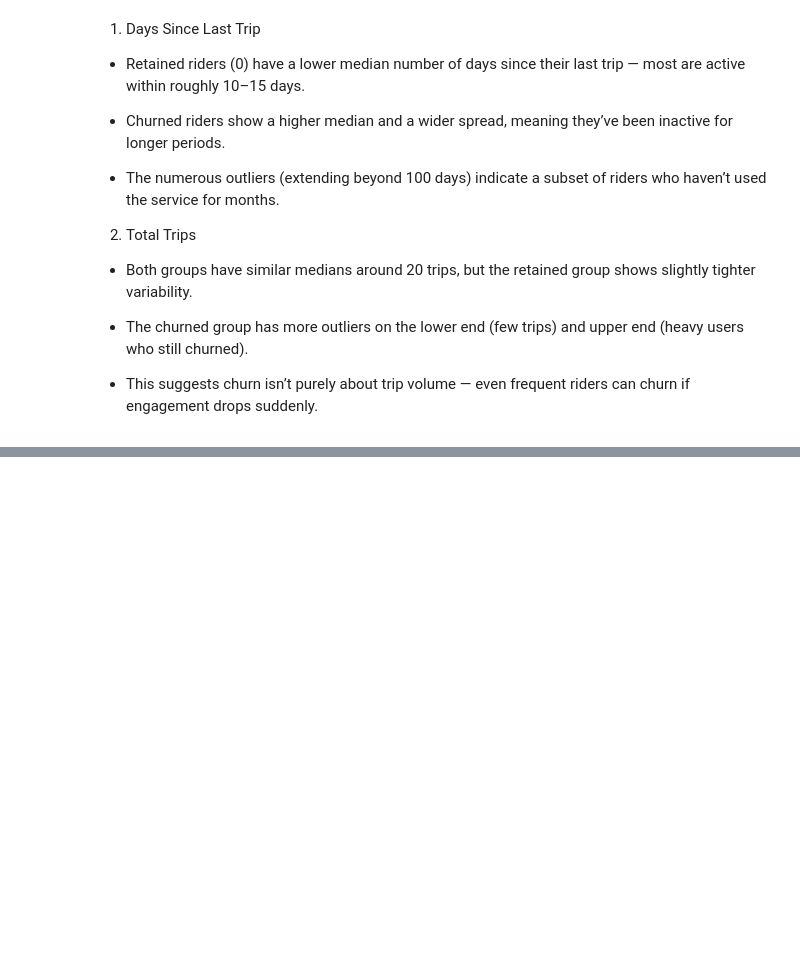
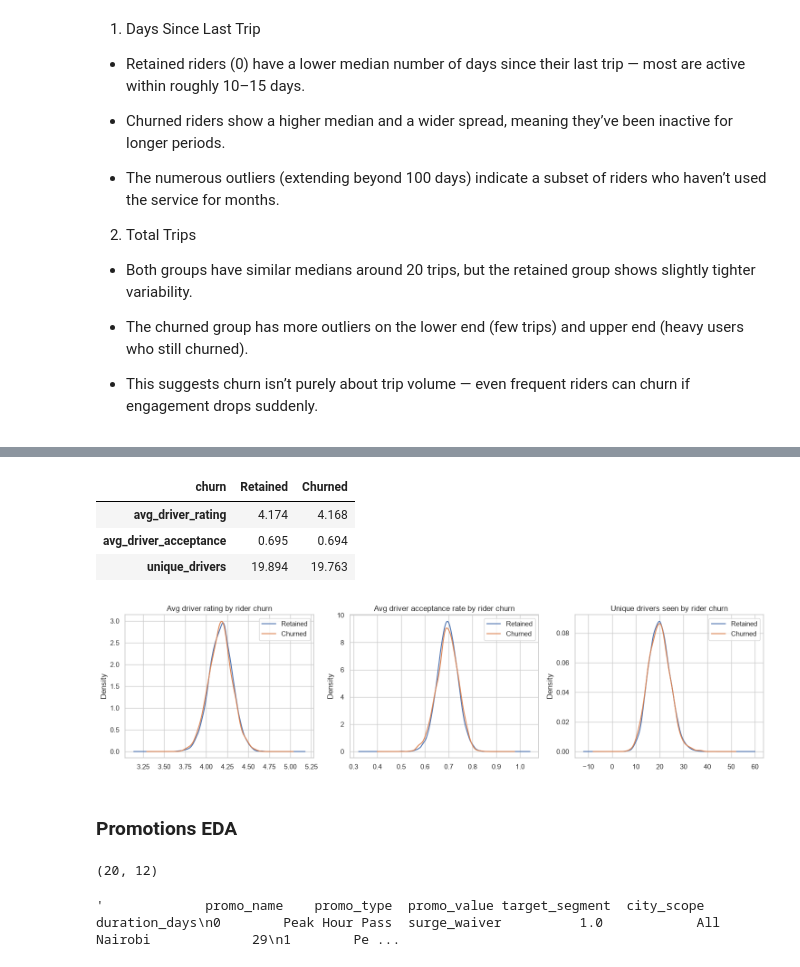
Before and after one commit to esosaomwanghe/ridewise_churnprediction, a Jupyter notebook: notebook/eda.ipynb, the cells around one changed output, grey strips where cells are left out. Drawn from its saved outputs; the diff is of its cells as text; code cells hidden in the pictures; blank space fills up the shorter version.

```diff
--- a/notebook/eda.ipynb
+++ b/notebook/eda.ipynb
@@ -800,0 +830,52 @@ plt.show()
+# %%
+# Aggregate driver quality per rider via trips, then link to churn
+trip_driver = trips.merge(drivers[['driver_id', 'rating', 'acceptance_rate']], on='driver_id')
+
+rider_driver_agg = trip_driver.groupby('user_id').agg(
+    avg_driver_rating      = ('rating',          'mean'),
+    avg_driver_acceptance  = ('acceptance_rate', 'mean'),
+    unique_drivers         = ('driver_id',       'nunique')
+).reset_index()
+
+df_drivers = rider_driver_agg.merge(riders[['user_id', 'churn']], on='user_id')
+
+df_drivers.groupby('churn')[['avg_driver_rating', 'avg_driver_acceptance', 'unique_drivers']].mean().T\
+    .rename(columns={0: 'Retained', 1: 'Churned'})\
+    .round(3)
+# %% [output]
+| churn | Retained | Churned |
+| avg_driver_rating | 4.174 | 4.168 |
+| avg_driver_acceptance | 0.695 | 0.694 |
+| unique_drivers | 19.894 | 19.763 |
+# %%
+# KDE Plots for drivers quality by churn
+
+fig, axes = plt.subplots(1, 3, figsize=(15, 4))
+
+for label, grp in df_drivers.groupby('churn'):
+    name = 'Churned' if label == 1 else 'Retained'
+    grp['avg_driver_rating'].plot(kind='kde', ax=axes[0], label=name)
+    grp['avg_driver_acceptance'].plot(kind='kde', ax=axes[1], label=name)
+    grp['unique_drivers'].plot(kind='kde', ax=axes[2], label=name)
+
+axes[0].set_title('Avg driver rating by rider churn')
+axes[1].set_title('Avg driver acceptance rate by rider churn')
+axes[2].set_title('Unique drivers seen by rider churn')
+
+for ax in axes:
+    ax.legend()
+
+plt.tight_layout()
+plt.show()
+# %% [output]
+[figure, added]
+# %% [markdown]
+### Promotions EDA
+# %%
+promos = pd.read_csv('../data/processed/promotions_cleaned.csv', parse_dates=['start_date', 'end_date'])
+promos['duration_days'] = (promos['end_date'] - promos['start_date']).dt.days
+print(promos.shape)
+promos[['promo_name', 'promo_type', 'promo_value', 'target_segment', 'city_scope', 'duration_days']].to_string()
+# %% [output]
+(20, 12)
+'             promo_name    promo_type  promo_value target_segment  city_scope  duration_days\n0        Peak Hour Pass  surge_waiver          1.0            All     Nairobi             29\n1        Pe ...
```
Also changed, not shown: parts of 6 cells of this notebook.
